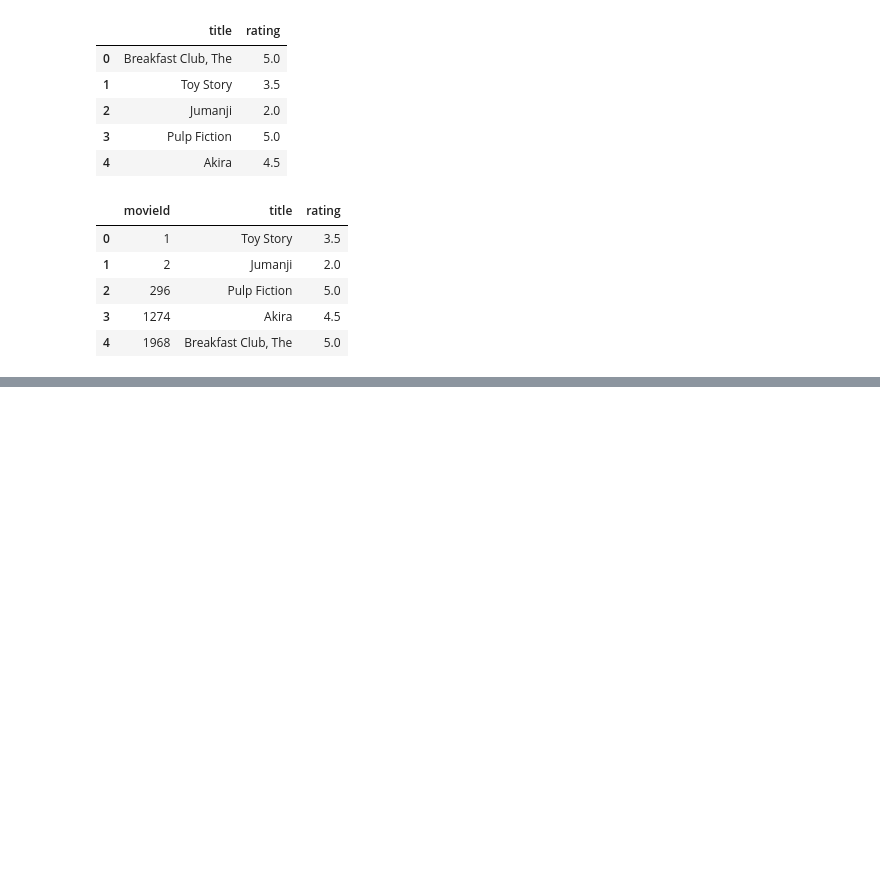
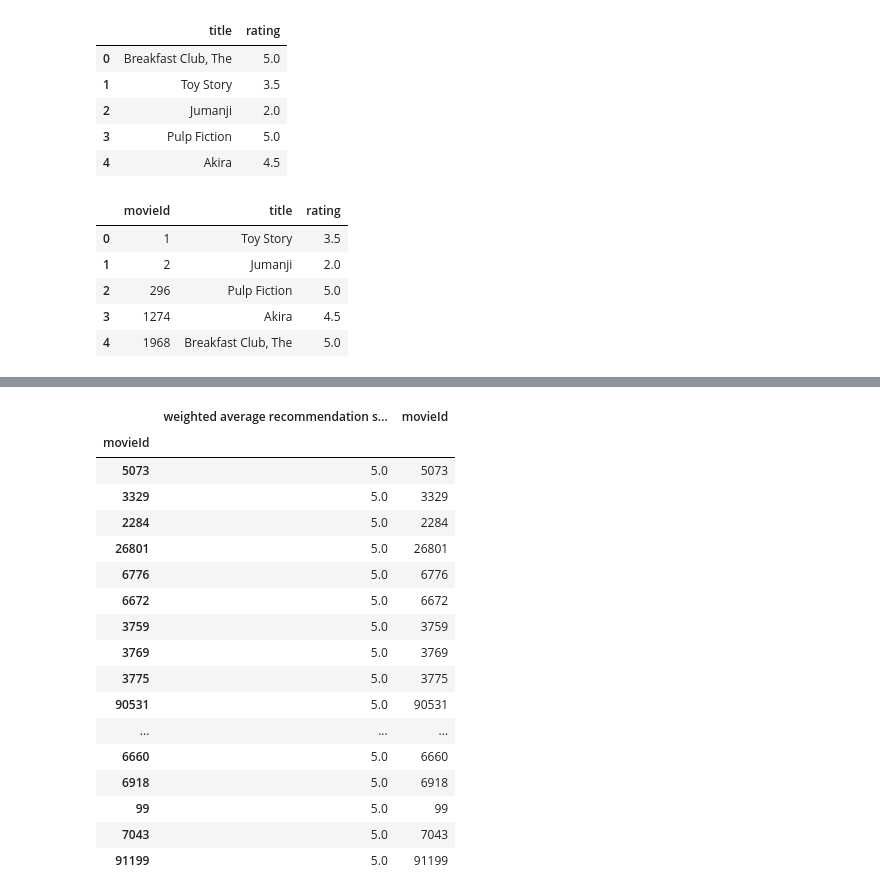
Before and after one commit to siddharthchd/Recommendation-Systems, a Jupyter notebook: collaborativeFiltering.ipynb, the cells around one changed output, grey strips where cells are left out. Saved outputs shown, nothing was run; the diff lists cells and outputs as text; code cells hidden in the pictures; blank space fills up the shorter version.

```diff
--- a/collaborativeFiltering.ipynb
+++ b/collaborativeFiltering.ipynb
@@ -100,0 +213,3 @@ inputMovies
+# %%
+topUserRating = topUsers.merge(ratingsdf, left_on = 'userId', right_on = 'userId', how = 'inner')
+topUserRating.head()
@@ -100,0 +263,23 @@ inputMovies
+# %%
+# top 20 movies recommended by the algorithm
+recommendationDf  =recommendationDf.sort_values(by = 'weighted average recommendation score', ascending = False)
+recommendationDf.head(20)
+# %% [output]
+|  | weighted average recommendation s... | movieId |
+| movieId |  |  |
+| 5073 | 5.0 | 5073 |
+| 3329 | 5.0 | 3329 |
+| 2284 | 5.0 | 2284 |
+| 26801 | 5.0 | 26801 |
+| 6776 | 5.0 | 6776 |
+| 6672 | 5.0 | 6672 |
+| 3759 | 5.0 | 3759 |
+| 3769 | 5.0 | 3769 |
+| 3775 | 5.0 | 3775 |
+| 90531 | 5.0 | 90531 |
+| ... | ... | ... |
+| 6660 | 5.0 | 6660 |
+| 6918 | 5.0 | 6918 |
+| 99 | 5.0 | 99 |
+| 7043 | 5.0 | 7043 |
+| 91199 | 5.0 | 91199 |
```
Also changed, not shown: parts of 13 cells of this notebook.
